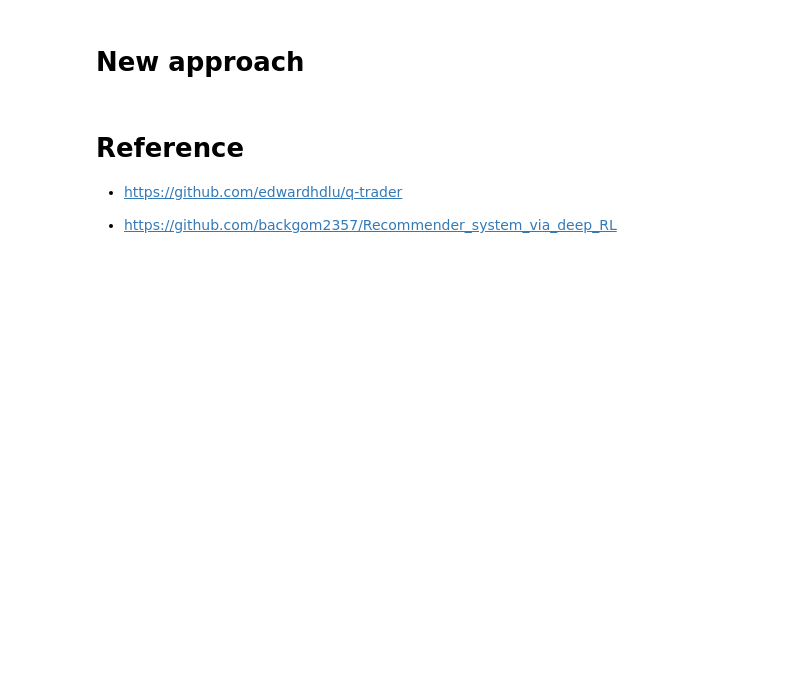
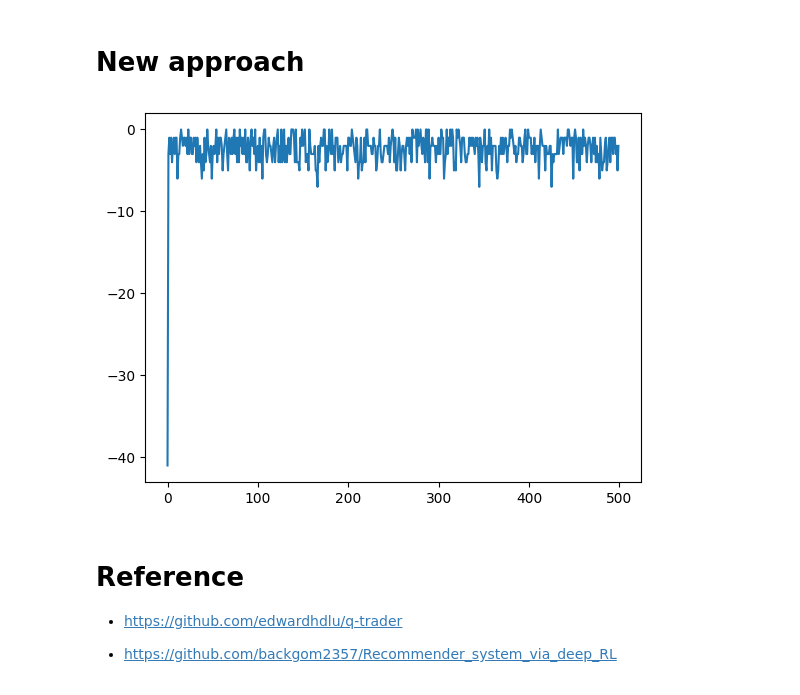
Before and after one commit to AliHaider20/Patient-Scheduling, a Jupyter notebook: Improving ED using RL.ipynb, the cells around one changed output. Drawn from its saved outputs; the diff is of its cells as text; code cells hidden in the pictures; blank space fills up the shorter version.

Commit message:
Updated code with new reward function

```diff
--- a/Improving ED using RL.ipynb
+++ b/Improving ED using RL.ipynb
@@ -437,6 +437,7 @@ plt.plot(rewards[-300:]);
 # New approach
 # %%
 import random
+from annotated_types import T
 import numpy as np
 import torch
 from tqdm import trange
@@ -466,17 +467,22 @@ class DQN(nn.Module):
 Transition = namedtuple('Transition', ('state', 'action', 'next_state', 'reward', 'done'))
 
 class ReplayMemory:
-    def __init__(self, capacity):
+    def __init__(self, capacity, window_size):
         self.capacity = capacity
+        self.window_size = window_size
         self.memory = deque(maxlen=capacity)
 
     def push(self, transition):
         self.memory.append(transition)
 
     def sample(self, batch_size):
-        return random.sample(self.memory, batch_size)
+        if len(self.memory) < batch_size:
+            return []  # Not enough samples in the replay memory
 
-# Define the DQN agent
+        start_index = random.randint(0, len(self.memory) - batch_size)
+        return list(self.memory)[start_index:start_index + batch_size]
+
+
 class DQNAgent:
     def __init__(self, state_dim, action_dim, epsilon=1.0, epsilon_decay=0.995, min_epsilon=0.01, gamma=0.99, learning_rate=0.001, replay_capacity=10000, batch_size=64):
         self.state_dim = state_dim
@@ -489,8 +495,9 @@ class DQNAgent:
         self.target_network = DQN(state_dim, action_dim).to(device)
         self.target_network.load_state_dict(self.q_network.state_dict())
         self.optimizer = optim.AdamW(self.q_network.parameters(), lr=learning_rate)
+        self.scheduler = torch.optim.lr_scheduler.CosineAnnealingWarmRestarts(self.optimizer, T_0=2, T_mult=5, eta_min=0.002)
         self.loss_fn = nn.HuberLoss()
-        self.replay_memory = ReplayMemory(replay_capacity)
+        self.replay_memory = ReplayMemory(replay_capacity, window_size)
         self.batch_size = batch_size
 
     def select_action(self, state):
@@ -518,27 +525,26 @@ class DQNAgent:
         next_q_values = self.target_network(next_state_batch)
 
         target = q_values.clone()
-        # print(reward_batch.shape, done_batch.shape)
-        target[torch.arange(self.batch_size), action_batch.squeeze()] = (reward_batch + (1 - done_batch) * self.gamma * next_q_values.max(dim=1, keepdim=True).values)[0]
+        target[torch.arange(self.batch_size), action_batch.squeeze()] = (reward_batch + (1 - done_batch) * self.gamma * next_q_values.max(dim=1, keepdim=True).values[:, 0]).squeeze()
 
         loss = self.loss_fn(q_values, target.detach())
         self.optimizer.zero_grad()
         loss.backward()
         self.optimizer.step()
+        self.scheduler.step()
 
         if self.epsilon > self.min_epsilon:
             self.epsilon *= self.epsilon_decay
 
     def update_target_network(self):
         self.target_network.load_state_dict(self.q_network.state_dict())
-
-# Define the environment
 class PatientSchedulingEnv(gym.Env):
-    def __init__(self, dataset):
+    def __init__(self, dataset, window_size):
         super(PatientSchedulingEnv, self).__init__()
         self.dataset = dataset
-        self.state_dim = dataset.shape[1] - 1
+        self.state_dim = (window_size, dataset.shape[1] - 1)
         self.action_dim = 2
+        self.window_size = window_size
         self.current_index = 0
 
     def reset(self):
@@ -560,54 +566,67 @@ class PatientSchedulingEnv(gym.Env):
         return next_state, reward, done, info
 
     def get_state(self):
-        return torch.tensor(self.dataset[self.current_index, 1:], dtype=torch.float32).unsqueeze(0).to(device)
+        window_data = self.dataset[self.current_index:min(self.current_index + self.window_size, len(self.dataset)), 1:]
+        padding_size = max(0, self.window_size - len(window_data))
+        padded_data = np.pad(window_data, ((0, padding_size), (0, 0)), 'constant', constant_values=0)
+        return torch.tensor(padded_data, dtype=torch.float32).unsqueeze(0).to(device)
+
 
     def calculate_reward(self, action):
         current_acuity = self.dataset[self.current_index, 0]
         future_acuity = self.dataset[self.current_index + 1 :, 0]
 
         if len(future_acuity) == 0:
-            # If there are no more future patients, return a small penalty to discourage unnecessary rejections
             reward = -0.1
         else:
-            higher_acuity_count = (future_acuity > current_acuity).sum()
-            normalized_count = higher_acuity_count  # No need to normalize since it's a single-step observation
+            window_future_acuity = future_acuity[:self.window_size]
+            higher_acuity_count = (window_future_acuity > current_acuity).sum()
+
+            normalized_count = higher_acuity_count / (self.window_size + 1)  # Considering window size in normalization
 
             if action == 0:  # Reject
-                reward = -normalized_count
+                if higher_acuity_count:
+                    reward = 1 * normalized_count
+                else:
+                    reward = -2 * normalized_count
             else:  # Accept
-                reward = normalized_count
+                if higher_acuity_count:
+                    reward = -2 * normalized_count
+                else:
+                    reward = 1 * normalized_count
 
         return reward
-
 # Assuming S_in is your dataset
 device = "cuda" if torch.cuda.is_available() else "cpu"
-agent = DQNAgent(state_dim=S_in.shape[1] - 1, action_dim=2)
-env = PatientSchedulingEnv(S_in)
+window_size = 5  # Set your desired window size
+agent = DQNAgent(state_dim=S_in.shape[1] - 1, action_dim=2, replay_capacity=10000, batch_size=64)
+env = PatientSchedulingEnv(S_in, window_size)
 num_episodes = 500
 rewards = []
 
 with trange(num_episodes, desc='Episodes', position=0, leave=True) as progress_bar:
     for episode in progress_bar:
         state = env.reset()
         total_reward = 0
         done = False
 
         while not done:
             action = agent.select_action(state)
             next_state, reward, done, _ = env.step(action)
             agent.replay_memory.push(Transition(state, action, next_state, reward, done))
             agent.train()
             state = next_state
             total_reward += torch.tensor(reward, dtype=torch.long)
 
         agent.update_target_network()
 
         rewards.append(total_reward)
         progress_bar.set_postfix(TotalReward=total_reward.item())
 
 plt.plot(rewards)
 plt.show()
+# %% [output]
+[figure, added]
 # %% [markdown]
 # Reference
 - https://github.com/edwardhdlu/q-trader
```
